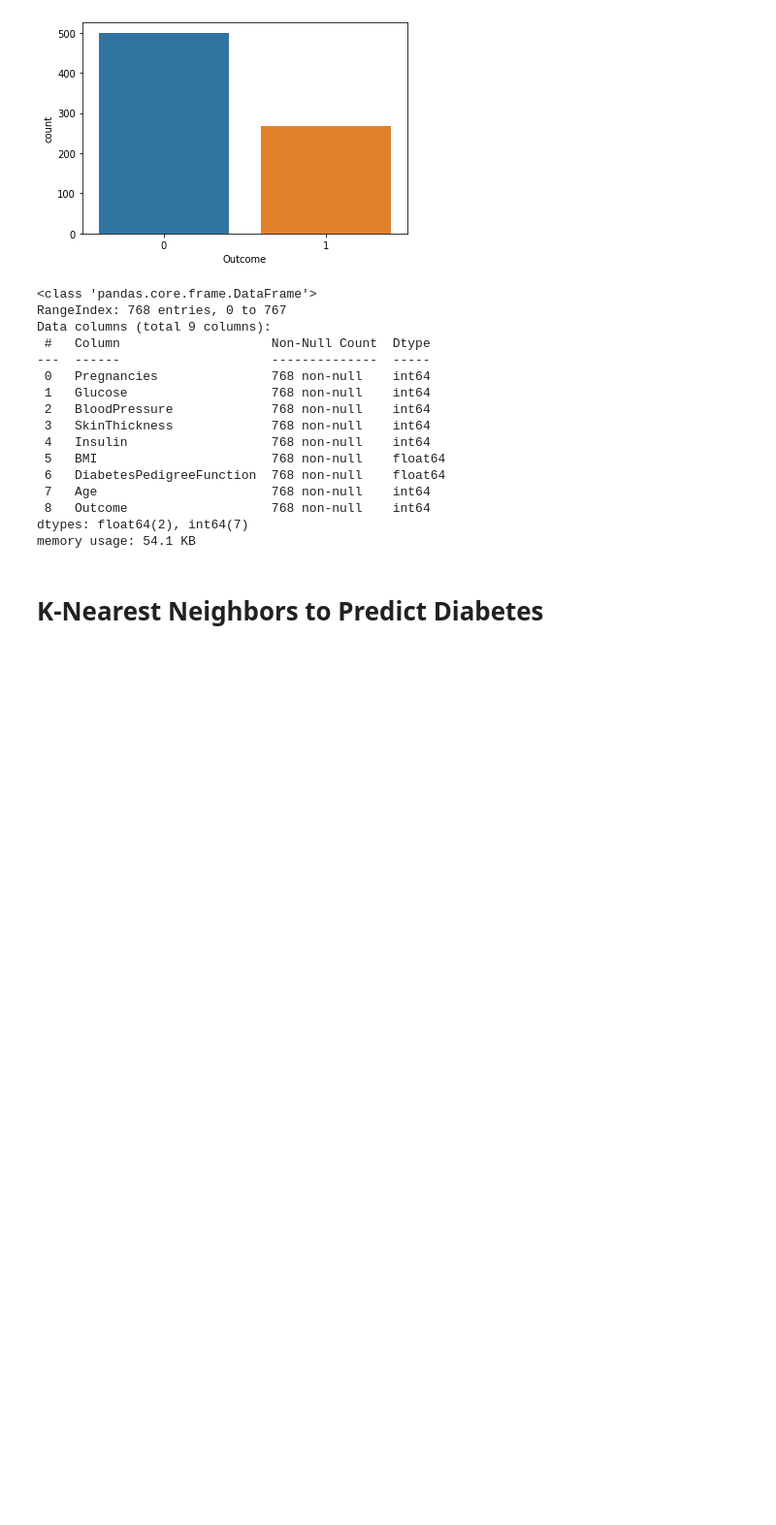
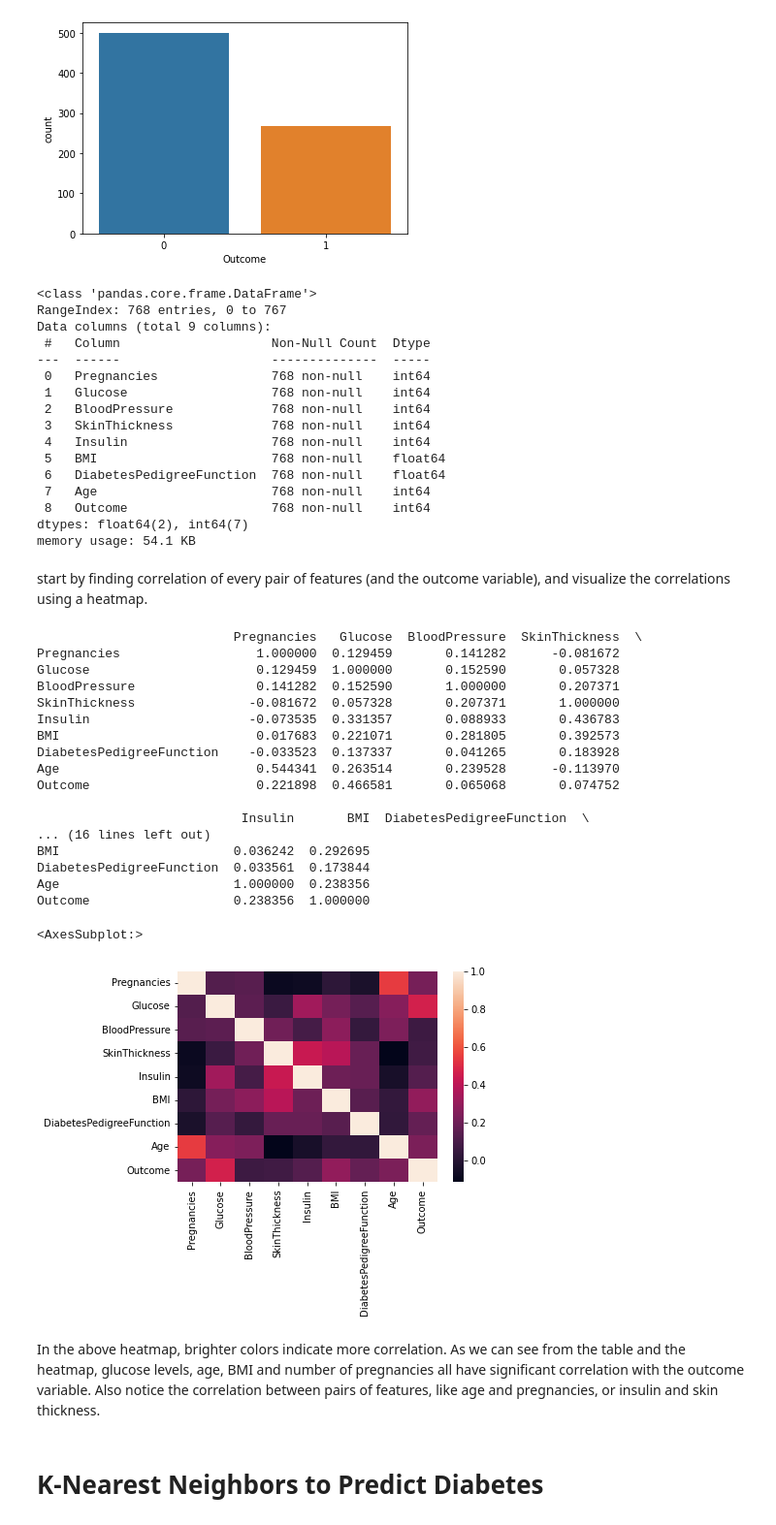
Before and after one commit to Rwittik/Predict-Diabetes-with-Machine-Learning, a Jupyter notebook: Diabetes.ipynb, the cells around one changed output. Shown: that part at 97% size. Saved outputs shown, nothing was run; the diff lists cells and outputs as text; code cells hidden in the pictures; blank space fills up the shorter version.

```diff
--- a/Diabetes.ipynb
+++ b/Diabetes.ipynb
@@ -64,6 +64,36 @@ Data columns (total 9 columns):
  8   Outcome                   768 non-null    int64
 dtypes: float64(2), int64(7)
 memory usage: 54.1 KB
+# %% [markdown]
+start by finding correlation of every pair of features (and the outcome variable), and visualize the correlations using a heatmap.
+# %%
+corr = diabetes.corr()
+print(corr)
+sns.heatmap(corr,
+         xticklabels=corr.columns,
+         yticklabels=corr.columns)
+# %% [output]
+                          Pregnancies   Glucose  BloodPressure  SkinThickness  \
+Pregnancies                  1.000000  0.129459       0.141282      -0.081672
+Glucose                      0.129459  1.000000       0.152590       0.057328
+BloodPressure                0.141282  0.152590       1.000000       0.207371
+SkinThickness               -0.081672  0.057328       0.207371       1.000000
+Insulin                     -0.073535  0.331357       0.088933       0.436783
+BMI                          0.017683  0.221071       0.281805       0.392573
+DiabetesPedigreeFunction    -0.033523  0.137337       0.041265       0.183928
+Age                          0.544341  0.263514       0.239528      -0.113970
+Outcome                      0.221898  0.466581       0.065068       0.074752
+
+                           Insulin       BMI  DiabetesPedigreeFunction  \
+... (16 lines left out)
+BMI                       0.036242  0.292695
+DiabetesPedigreeFunction  0.033561  0.173844
+Age                       1.000000  0.238356
+Outcome                   0.238356  1.000000
+<AxesSubplot:>
+[figure, added]
+# %% [markdown]
+In the above heatmap, brighter colors indicate more correlation. As we can see from the table and the heatmap, glucose levels, age, BMI and number of pregnancies all have significant correlation with the outcome variable. Also notice the correlation between pairs of features, like age and pregnancies, or insulin and skin thickness.
 # %% [markdown]
 # K-Nearest Neighbors to Predict Diabetes
 # %% [markdown]
```
